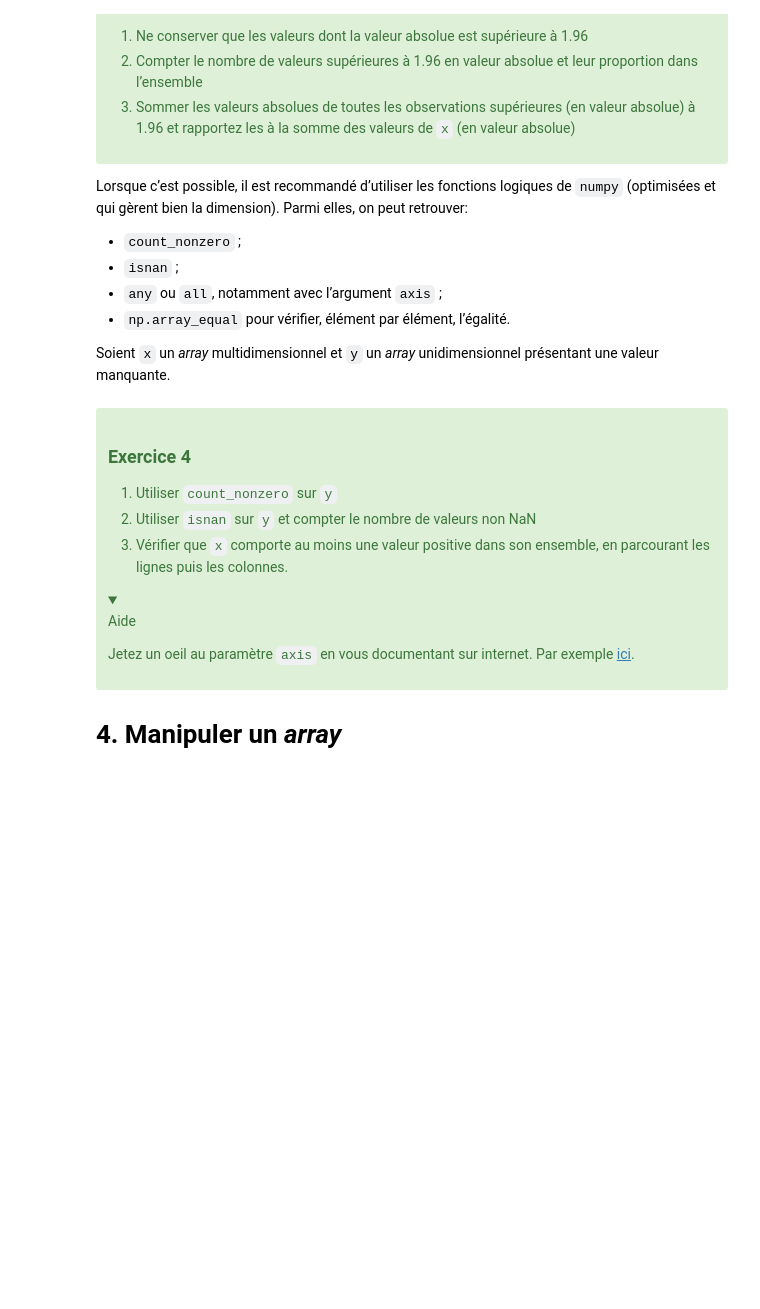
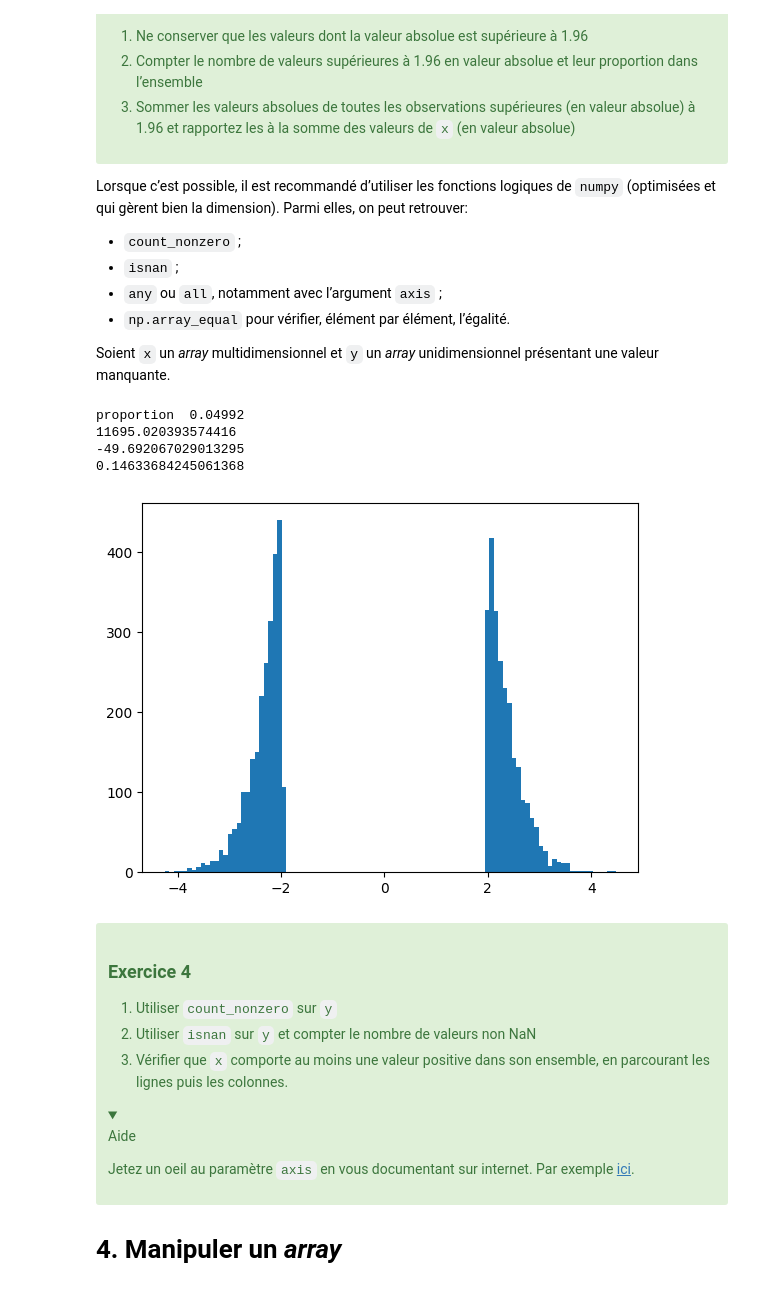
Before and after one commit to CyrilLenain/Training, a Jupyter notebook: notebooks/manipulation/01_numpy.ipynb, the cells around one changed output. Saved outputs shown, nothing was run; the diff lists cells and outputs as text; code cells hidden in the pictures; folded sections open; blank space fills up the shorter version.

```diff
--- a/notebooks/manipulation/01_numpy.ipynb
+++ b/notebooks/manipulation/01_numpy.ipynb
@@ -325,6 +394,24 @@ Parmi elles, on peut retrouver:
 -   `np.array_equal` pour vérifier, élément par élément, l’égalité.
 
 Soient `x` un *array* multidimensionnel et `y` un *array* unidimensionnel présentant une valeur manquante.
+# %%
+x = np.random.normal(size=100000)
+list1 = x[np.abs(x)>1.96]
+plt.hist(list1,100)
+prop = list1.size/x.size
+print("proportion ", prop)
+sum = np.sum(abs(list1))
+print(sum)
+sum2 = np.sum(list1)
+print(sum2)
+prop2 = sum / np.sum(np.abs(x))
+print(prop2)
+# %% [output]
+proportion  0.04992
+11695.020393574416
+-49.692067029013295
+0.14633684245061368
+[figure, added]
 # %%
 x = np.random.normal(0, size=(3, 4))
 y = np.array([np.nan, 0, 1])
```
Also changed, not shown: parts of 7 cells of this notebook.
